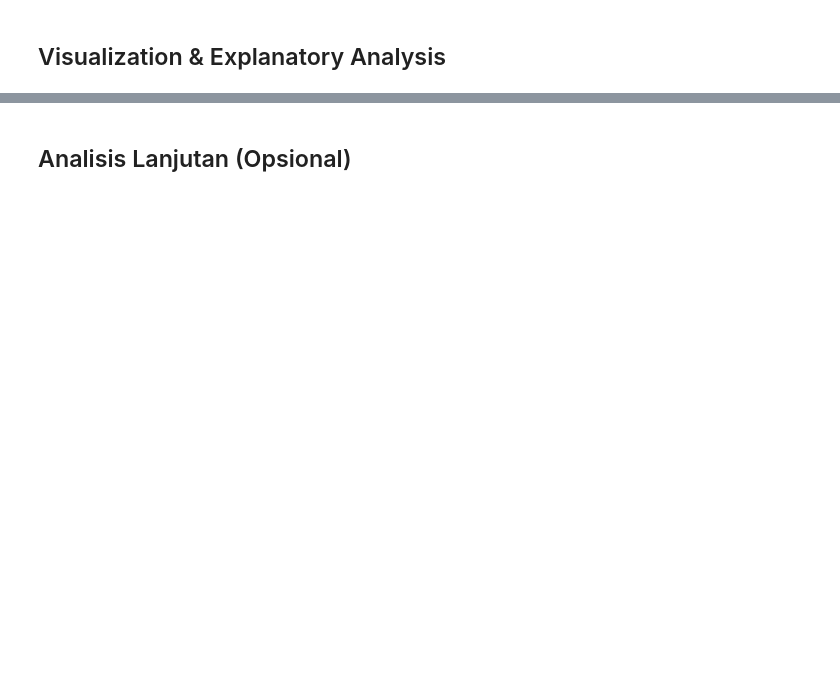
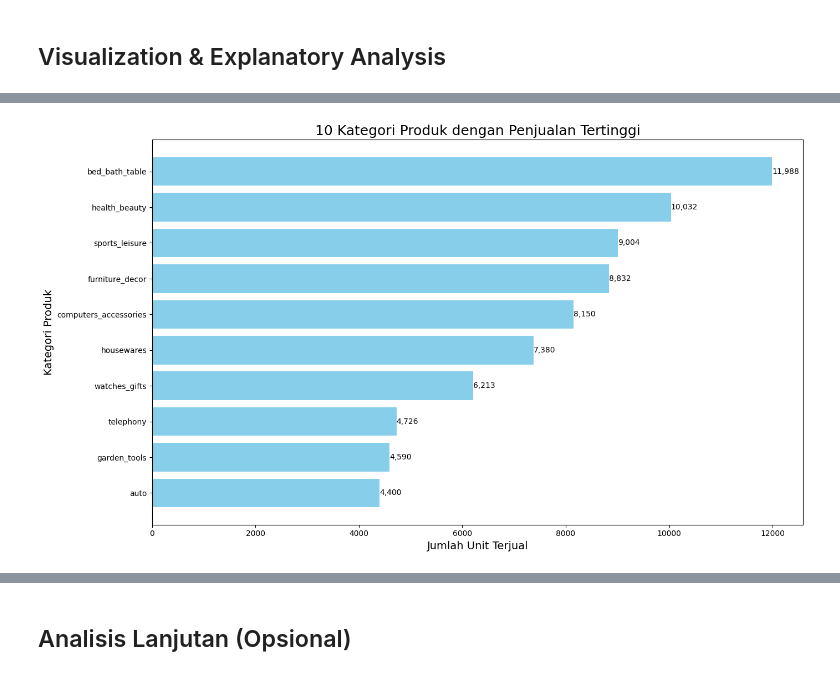
Before and after one commit to dannyysaputra/e-commerce-data-analis, a Jupyter notebook: notebook.ipynb, the cells around one changed output, grey strips where cells are left out. Drawn from its saved outputs; the diff is of its cells as text; code cells hidden in the pictures; blank space fills up the shorter version.

```diff
--- a/notebook.ipynb
+++ b/notebook.ipynb
@@ -614,0 +897,28 @@ max            NaN          NaN
+# %%
+# Persiapan data
+category_sales = all_df.groupby('product_category_name_english').agg(
+    total_units=('order_item_id', 'count'),
+    total_revenue=('price', 'sum')
+).reset_index()
+# %%
+# Kategori dengan penjualan tertinggi
+top_sales_categories = category_sales.sort_values('total_units', ascending=False).head(10)
+
+# Visualisasi kategori terlaris
+plt.figure(figsize=(14, 8))
+bars = plt.barh(top_sales_categories['product_category_name_english'], top_sales_categories['total_units'], color='skyblue')
+plt.title('10 Kategori Produk dengan Penjualan Tertinggi', fontsize=18)
+plt.xlabel('Jumlah Unit Terjual', fontsize=14)
+plt.ylabel('Kategori Produk', fontsize=14)
+plt.gca().invert_yaxis()  # Untuk menampilkan kategori teratas di bagian atas
+
+# Tambahkan label nilai pada setiap bar
+for bar in bars:
+    width = bar.get_width()
+    plt.text(width + 0.5, bar.get_y() + bar.get_height()/2, f'{int(width):,}',
+             ha='left', va='center', fontsize=10)
+
+plt.tight_layout()
+plt.show()
+# %% [output]
+[figure, added]
```
Also changed, not shown: parts of 144 cells of this notebook, 1 other file.
